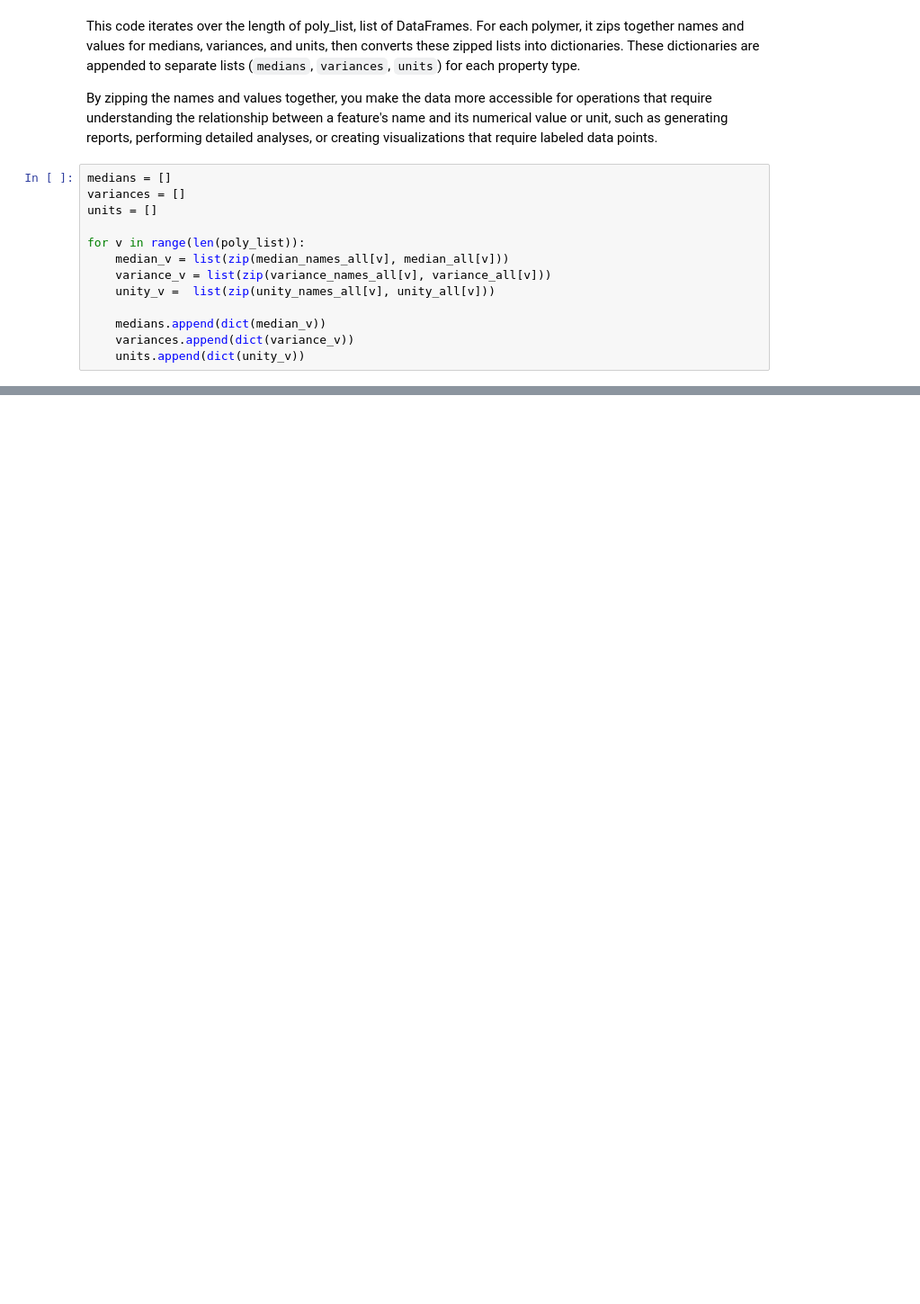
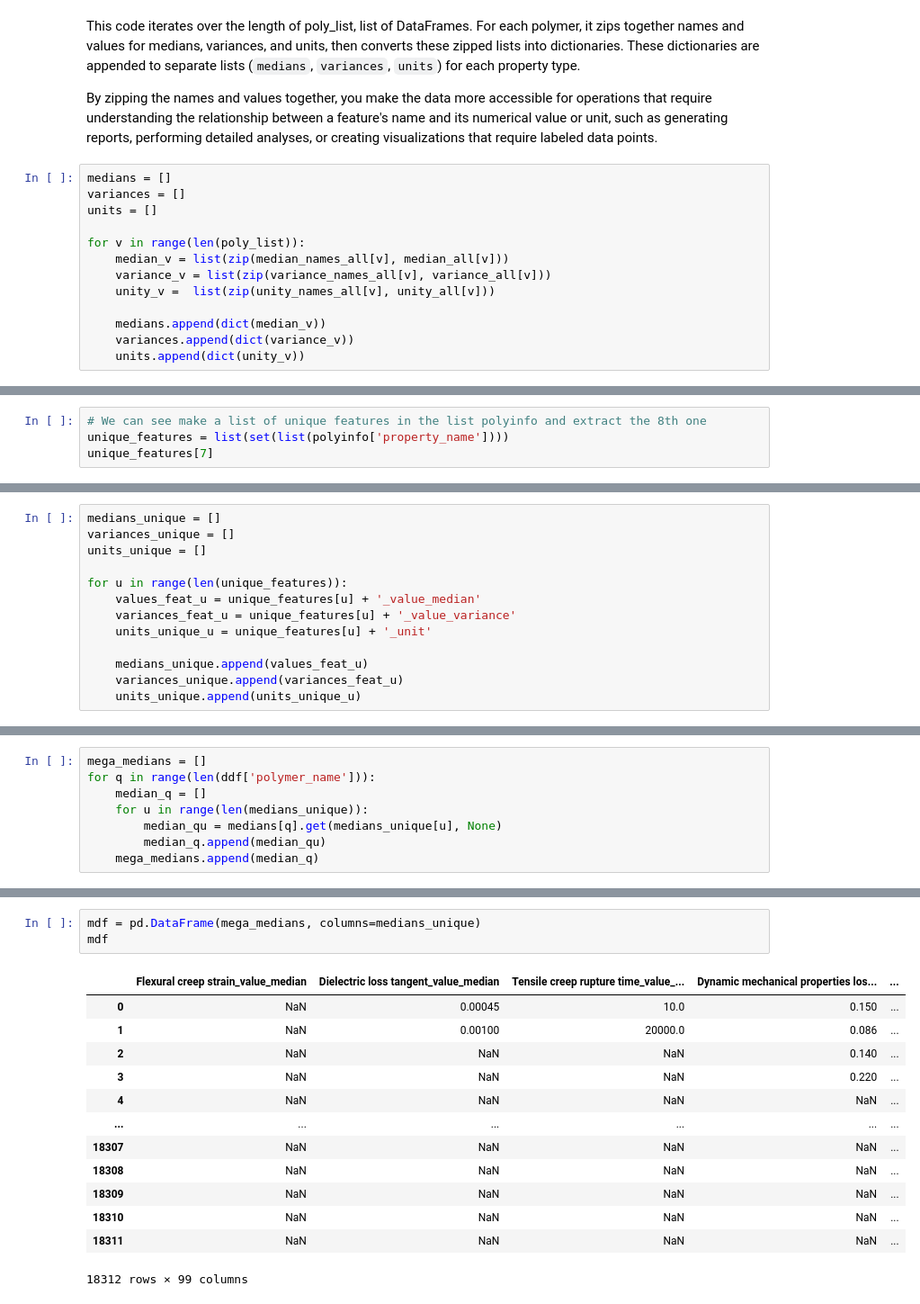
Before and after one commit to chriswilson2020/ML-For-PolymerChemistry, a Jupyter notebook: Polymer Properties.ipynb, the cells around one changed output, grey strips where cells are left out. Shown at 90% size. Cells and saved outputs as stored; diff of their text form; blank space fills up the shorter version.

```diff
--- a/Polymer Properties.ipynb
+++ b/Polymer Properties.ipynb
@@ -313,0 +346,4 @@ Appending to lists: Finally, each dictionary is appended to its corresponding li
+# %%
+# We can see make a list of unique features in the list polyinfo and extract the 8th one
+unique_features = list(set(list(polyinfo['property_name'])))
+unique_features[7]
@@ -313,0 +354,13 @@ Appending to lists: Finally, each dictionary is appended to its corresponding li
+# %%
+medians_unique = []
+variances_unique = []
+units_unique = []
+
+for u in range(len(unique_features)):
+    values_feat_u = unique_features[u] + '_value_median'
+    variances_feat_u = unique_features[u] + '_value_variance'
+    units_unique_u = unique_features[u] + '_unit'
+
+    medians_unique.append(values_feat_u)
+    variances_unique.append(variances_feat_u)
+    units_unique.append(units_unique_u)
@@ -313,0 +375,8 @@ Appending to lists: Finally, each dictionary is appended to its corresponding li
+# %%
+mega_medians = []
+for q in range(len(ddf['polymer_name'])):
+    median_q = []
+    for u in range(len(medians_unique)):
+        median_qu = medians[q].get(medians_unique[u], None)
+        median_q.append(median_qu)
+    mega_medians.append(median_q)
@@ -313,0 +394,17 @@ Appending to lists: Finally, each dictionary is appended to its corresponding li
+# %%
+mdf = pd.DataFrame(mega_medians, columns=medians_unique)
+mdf
+# %% [output]
+|  | Flexural creep strain_value_median | Dielectric loss tangent_value_median | Tensile creep rupture time_value_... | Dynamic mechanical properties los... | ... |
+| 0 | NaN | 0.00045 | 10.0 | 0.150 | ... |
+| 1 | NaN | 0.00100 | 20000.0 | 0.086 | ... |
+| 2 | NaN | NaN | NaN | 0.140 | ... |
+| 3 | NaN | NaN | NaN | 0.220 | ... |
+| 4 | NaN | NaN | NaN | NaN | ... |
+| ... | ... | ... | ... | ... | ... |
+| 18307 | NaN | NaN | NaN | NaN | ... |
+| 18308 | NaN | NaN | NaN | NaN | ... |
+| 18309 | NaN | NaN | NaN | NaN | ... |
+| 18310 | NaN | NaN | NaN | NaN | ... |
+| 18311 | NaN | NaN | NaN | NaN | ... |
+18312 rows × 99 columns
```
Also changed, not shown: parts of 21 cells of this notebook.
